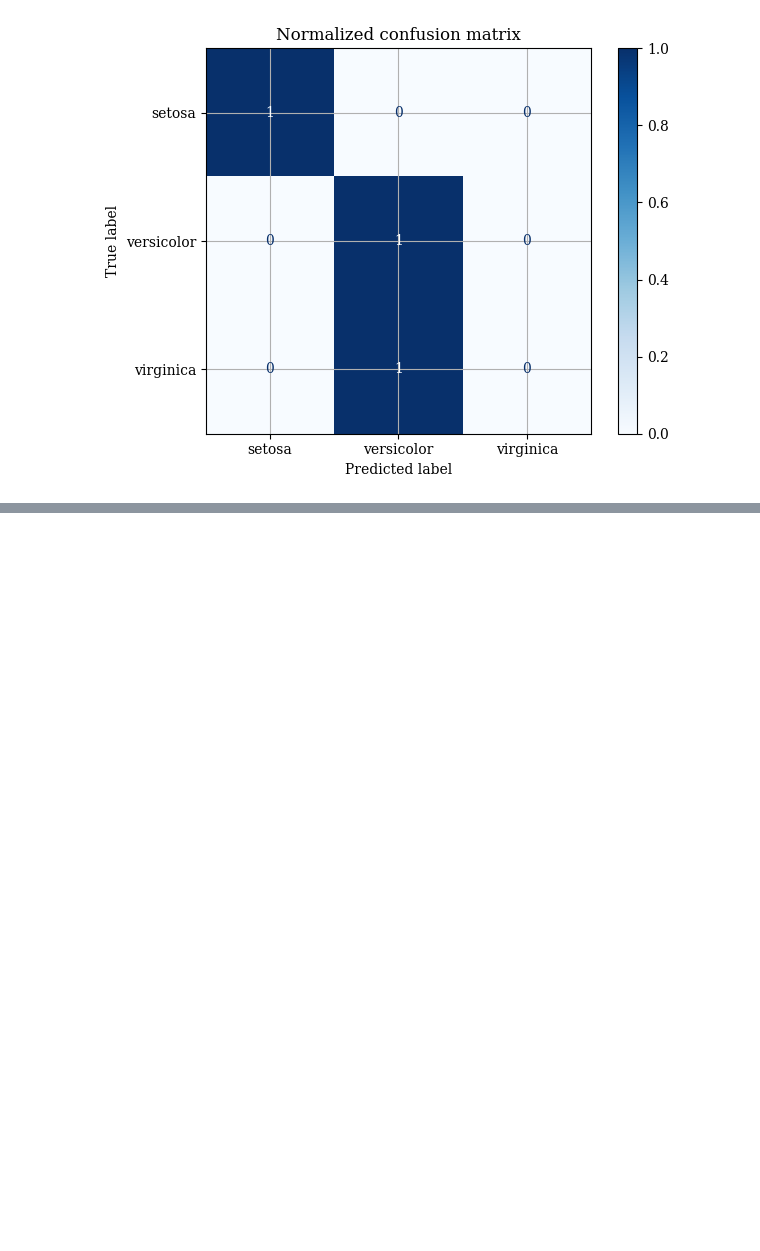
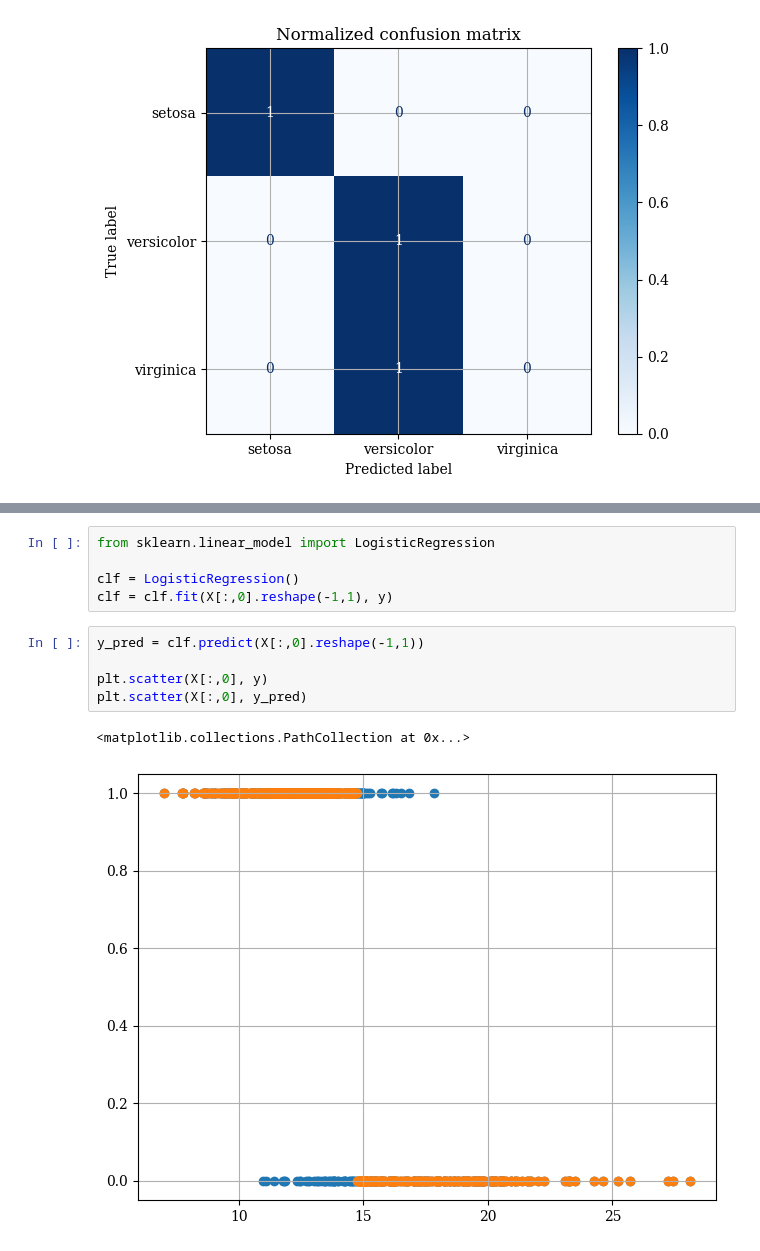
Before and after one commit to MiguelPuntoEs/ufm-python-for-finance, a Jupyter notebook: 11 Clasificación.ipynb, the cells around one changed output, grey strips where cells are left out. Cells and saved outputs as stored; diff of their text form; blank space fills up the shorter version.

```diff
--- a/11 Clasificación.ipynb
+++ b/11 Clasificación.ipynb
@@ -127,0 +153,13 @@ Normalized confusion matrix
+# %%
+from sklearn.linear_model import LogisticRegression
+
+clf = LogisticRegression()
+clf = clf.fit(X[:,0].reshape(-1,1), y)
+# %%
+y_pred = clf.predict(X[:,0].reshape(-1,1))
+
+plt.scatter(X[:,0], y)
+plt.scatter(X[:,0], y_pred)
+# %% [output]
+<matplotlib.collections.PathCollection at 0x...>
+[figure, added]
```
Also changed, not shown: parts of 8 cells of this notebook.
